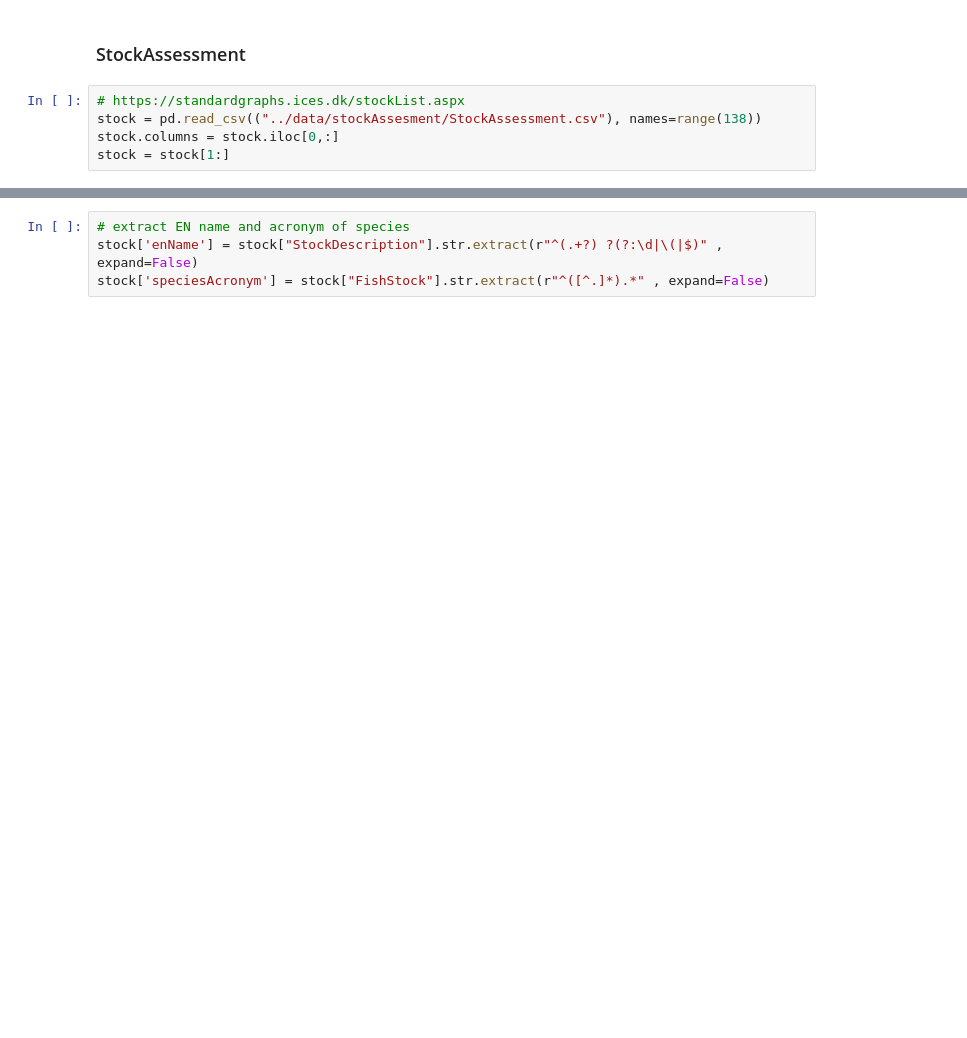
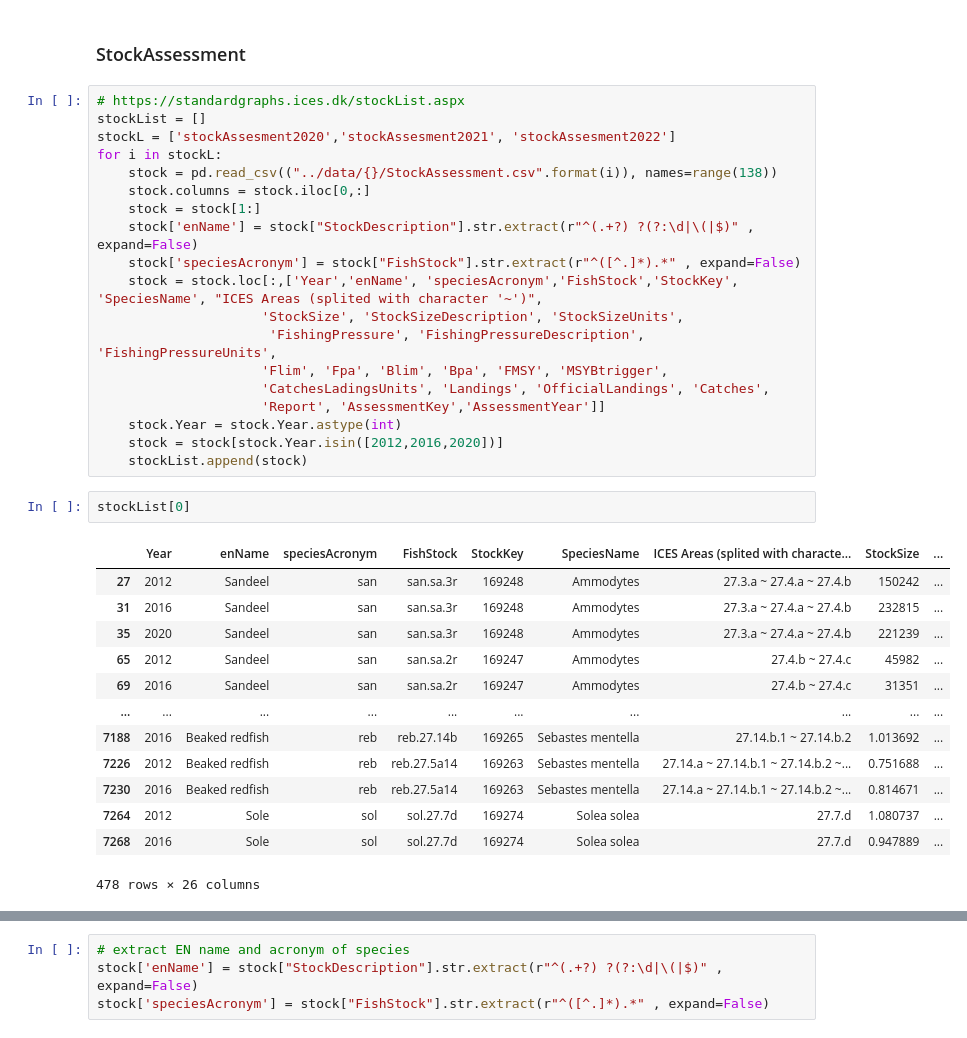
Before and after one commit to isaldiviagonzatti/sdg14, a Jupyter notebook: code/fisheries.ipynb, the cells around one changed output, grey strips where cells are left out. Saved outputs shown, nothing was run; the diff lists cells and outputs as text; blank space fills up the shorter version.

```diff
--- a/code/fisheries.ipynb
+++ b/code/fisheries.ipynb
@@ -568,7 +421,37 @@ sad_tac[(sad_tac.Species == 'Plaice') & (sad_tac.Year.isin([2012,2016,2020])) &
 # %% [markdown]
 ### StockAssessment
-# %%
-# https://standardgraphs.ices.dk/stockList.aspx
-stock = pd.read_csv(("../data/stockAssesment/StockAssessment.csv"), names=range(138))
-stock.columns = stock.iloc[0,:]
-stock = stock[1:]
+# %%
+# https://standardgraphs.ices.dk/stockList.aspx
+stockList = []
+stockL = ['stockAssesment2020','stockAssesment2021', 'stockAssesment2022']
+for i in stockL:
+    stock = pd.read_csv(("../data/{}/StockAssessment.csv".format(i)), names=range(138))
+    stock.columns = stock.iloc[0,:]
+    stock = stock[1:]
+    stock['enName'] = stock["StockDescription"].str.extract(r"^(.+?) ?(?:\d|\(|$)" , expand=False)
+    stock['speciesAcronym'] = stock["FishStock"].str.extract(r"^([^.]*).*" , expand=False)
+    stock = stock.loc[:,['Year','enName', 'speciesAcronym','FishStock','StockKey', 'SpeciesName', "ICES Areas (splited with character '~')",
+                     'StockSize', 'StockSizeDescription', 'StockSizeUnits',
+                      'FishingPressure', 'FishingPressureDescription', 'FishingPressureUnits',
+                     'Flim', 'Fpa', 'Blim', 'Bpa', 'FMSY', 'MSYBtrigger',
+                     'CatchesLadingsUnits', 'Landings', 'OfficialLandings', 'Catches',
+                     'Report', 'AssessmentKey','AssessmentYear']]
+    stock.Year = stock.Year.astype(int)
+    stock = stock[stock.Year.isin([2012,2016,2020])]
+    stockList.append(stock)
+# %%
+stockList[0]
+# %% [output]
+|  | Year | enName | speciesAcronym | FishStock | StockKey | SpeciesName | ICES Areas (splited with characte... | StockSize | ... |
+| 27 | 2012 | Sandeel | san | san.sa.3r | 169248 | Ammodytes | 27.3.a ~ 27.4.a ~ 27.4.b | 150242 | ... |
+| 31 | 2016 | Sandeel | san | san.sa.3r | 169248 | Ammodytes | 27.3.a ~ 27.4.a ~ 27.4.b | 232815 | ... |
+| 35 | 2020 | Sandeel | san | san.sa.3r | 169248 | Ammodytes | 27.3.a ~ 27.4.a ~ 27.4.b | 221239 | ... |
+| 65 | 2012 | Sandeel | san | san.sa.2r | 169247 | Ammodytes | 27.4.b ~ 27.4.c | 45982 | ... |
+| 69 | 2016 | Sandeel | san | san.sa.2r | 169247 | Ammodytes | 27.4.b ~ 27.4.c | 31351 | ... |
+| ... | ... | ... | ... | ... | ... | ... | ... | ... | ... |
+| 7188 | 2016 | Beaked redfish | reb | reb.27.14b | 169265 | Sebastes mentella | 27.14.b.1 ~ 27.14.b.2 | 1.013692 | ... |
+| 7226 | 2012 | Beaked redfish | reb | reb.27.5a14 | 169263 | Sebastes mentella | 27.14.a ~ 27.14.b.1 ~ 27.14.b.2 ~... | 0.751688 | ... |
+| 7230 | 2016 | Beaked redfish | reb | reb.27.5a14 | 169263 | Sebastes mentella | 27.14.a ~ 27.14.b.1 ~ 27.14.b.2 ~... | 0.814671 | ... |
+| 7264 | 2012 | Sole | sol | sol.27.7d | 169274 | Solea solea | 27.7.d | 1.080737 | ... |
+| 7268 | 2016 | Sole | sol | sol.27.7d | 169274 | Solea solea | 27.7.d | 0.947889 | ... |
+478 rows × 26 columns
```
Also changed, not shown: parts of 66 cells of this notebook, 14 other files.
